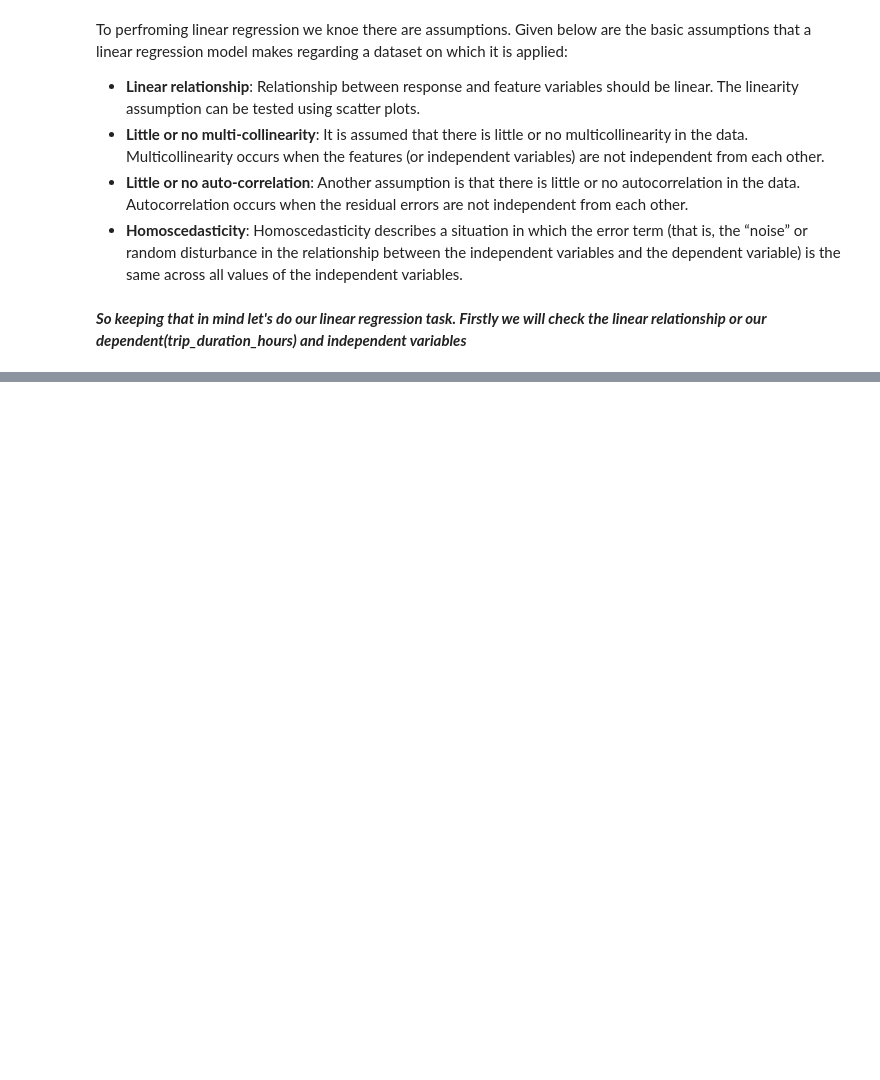
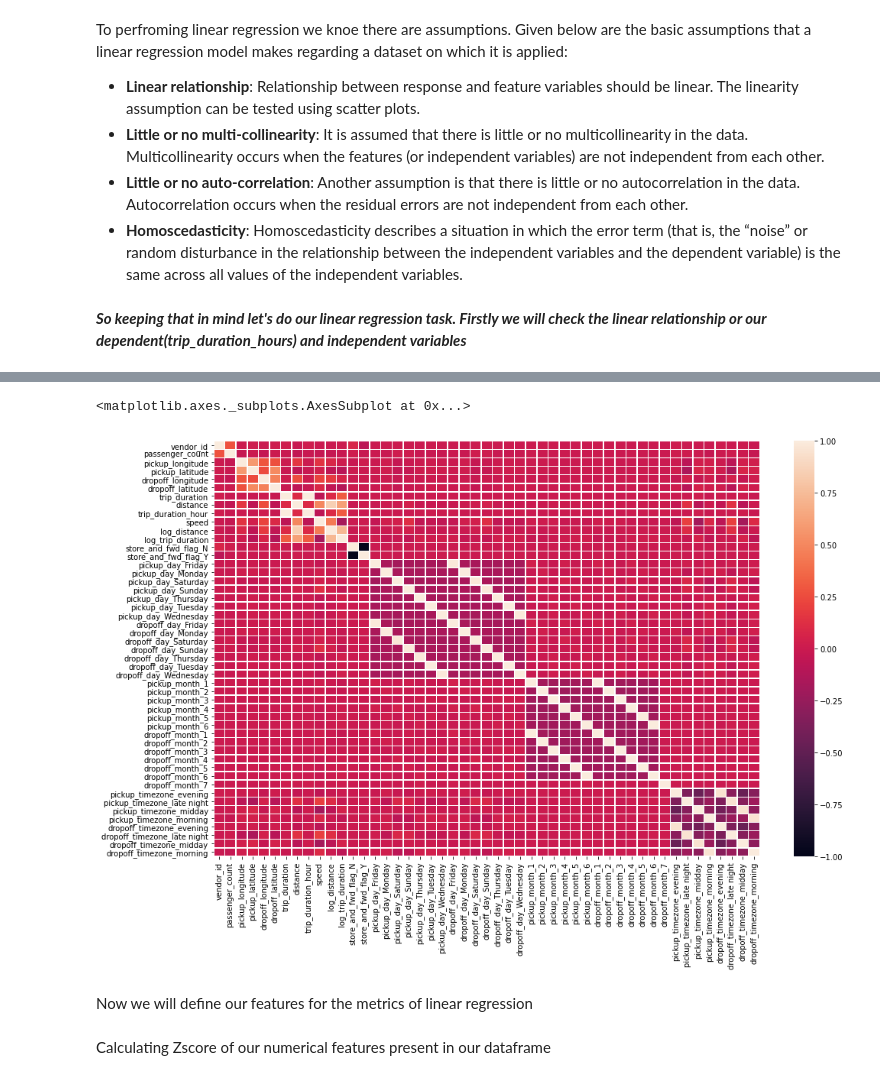
Before and after one commit to kronze1996/Taxi-trip-time-Prediction, a Jupyter notebook: Kartikey_Sharma_Team_3_Capstone_Project_2.ipynb, the cells around one changed output, grey strips where cells are left out. Cells and saved outputs as stored; diff of their text form; code cells hidden in the pictures; blank space fills up the shorter version.

```diff
--- a/Kartikey_Sharma_Team_3_Capstone_Project_2.ipynb
+++ b/Kartikey_Sharma_Team_3_Capstone_Project_2.ipynb
@@ -657,0 +603,8 @@ data2=pd.get_dummies(data2,columns=['store_and_fwd_flag','pickup_day','dropoff_d
+# %%
+plt.figure (figsize= (16,10))
+sns.heatmap(df.corr(),linewidths=.5)
+# %% [output]
+<matplotlib.axes._subplots.AxesSubplot at 0x...>
+[figure, added]
+# %% [markdown]
+Now we will define our features for the metrics of linear regression
@@ -657,0 +614,2 @@ data2=pd.get_dummies(data2,columns=['store_and_fwd_flag','pickup_day','dropoff_d
+# %% [markdown]
+Calculating Zscore of our numerical features present in our dataframe
```
Also changed, not shown: parts of 99 cells of this notebook.
